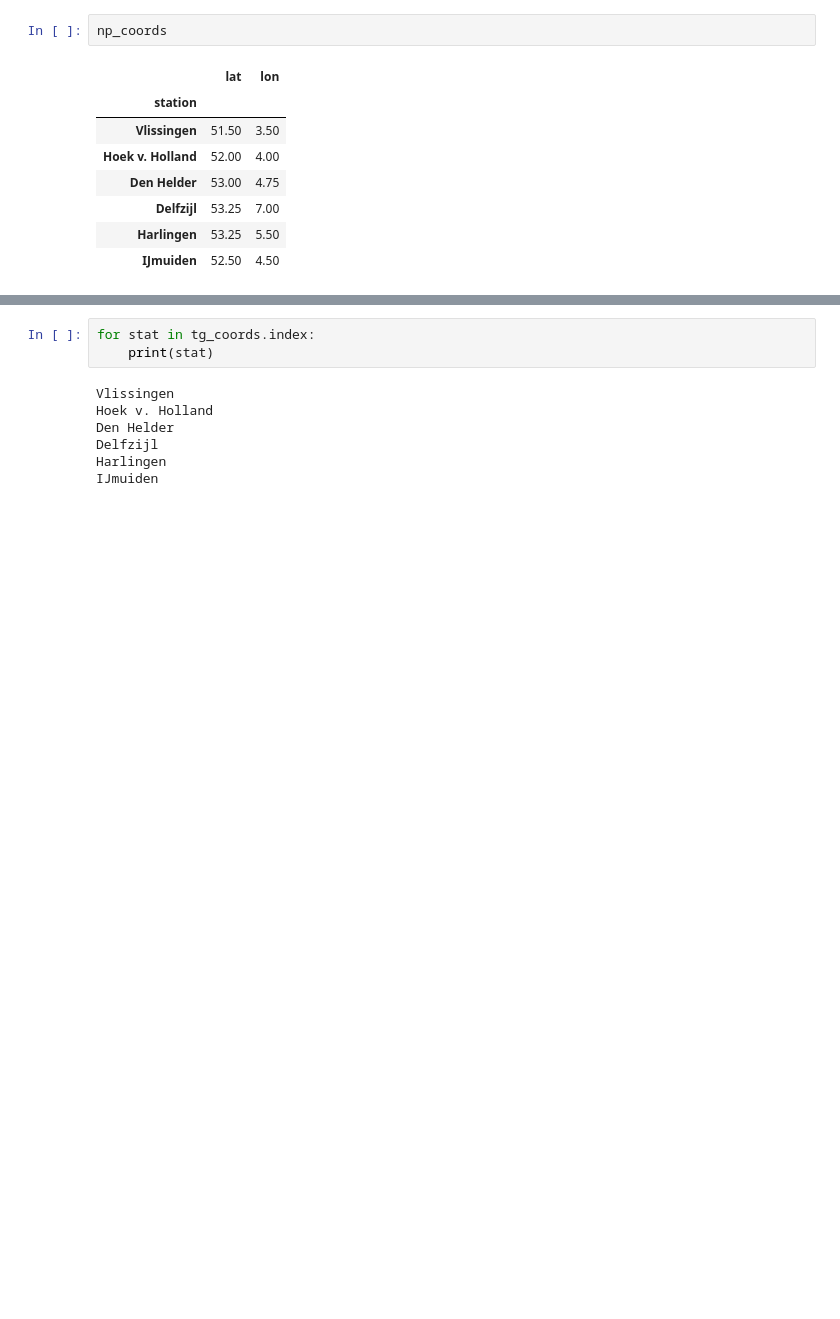
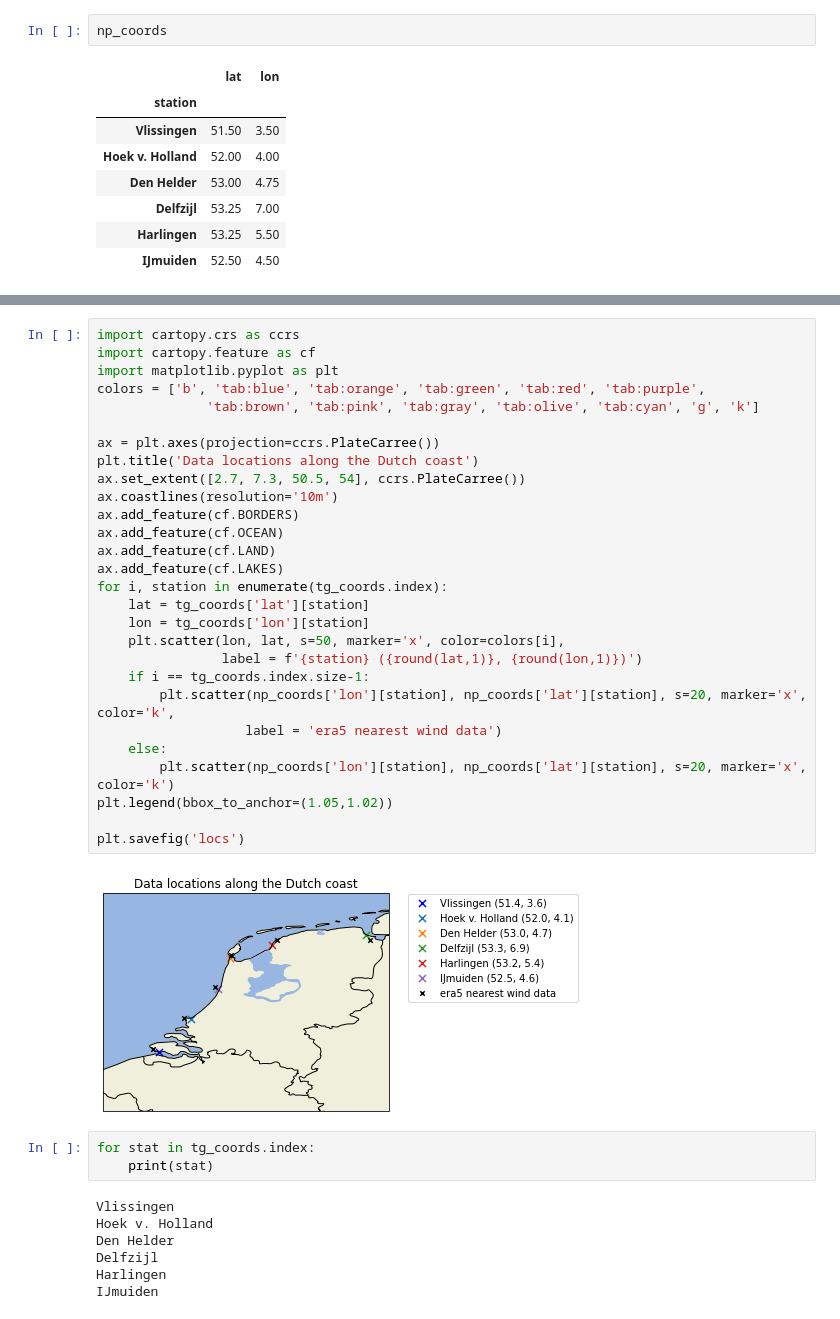
Before and after one commit to iris-keizer/Thesis-KNMI, a Jupyter notebook: Wind_contribution/Analysis/notebooks/nearby_wind_regression_obs.ipynb, the cells around one changed output, grey strips where cells are left out. Drawn from its saved outputs; the diff is of its cells as text; blank space fills up the shorter version.

```diff
--- a/Wind_contribution/Analysis/notebooks/nearby_wind_regression_obs.ipynb
+++ b/Wind_contribution/Analysis/notebooks/nearby_wind_regression_obs.ipynb
@@ -106,3 +105,33 @@ plt.show()
+# %%
+import cartopy.crs as ccrs
+import cartopy.feature as cf
+import matplotlib.pyplot as plt
+colors = ['b', 'tab:blue', 'tab:orange', 'tab:green', 'tab:red', 'tab:purple',
+              'tab:brown', 'tab:pink', 'tab:gray', 'tab:olive', 'tab:cyan', 'g', 'k']
+
+ax = plt.axes(projection=ccrs.PlateCarree())
+plt.title('Data locations along the Dutch coast')
+ax.set_extent([2.7, 7.3, 50.5, 54], ccrs.PlateCarree())
+ax.coastlines(resolution='10m')
+ax.add_feature(cf.BORDERS)
+ax.add_feature(cf.OCEAN)
+ax.add_feature(cf.LAND)
+ax.add_feature(cf.LAKES)
+for i, station in enumerate(tg_coords.index):
+    lat = tg_coords['lat'][station]
+    lon = tg_coords['lon'][station]
+    plt.scatter(lon, lat, s=50, marker='x', color=colors[i],
+                label = f'{station} ({round(lat,1)}, {round(lon,1)})')
+    if i == tg_coords.index.size-1:
+        plt.scatter(np_coords['lon'][station], np_coords['lat'][station], s=20, marker='x', color='k',
+                   label = 'era5 nearest wind data')
+    else:
+        plt.scatter(np_coords['lon'][station], np_coords['lat'][station], s=20, marker='x', color='k')
+plt.legend(bbox_to_anchor=(1.05,1.02))
+
+plt.savefig('locs')
+# %% [output]
+[figure, added]
 # %%
 for stat in tg_coords.index:
     print(stat)
```
Also changed, not shown: parts of 2 cells of this notebook, 17 other files.
